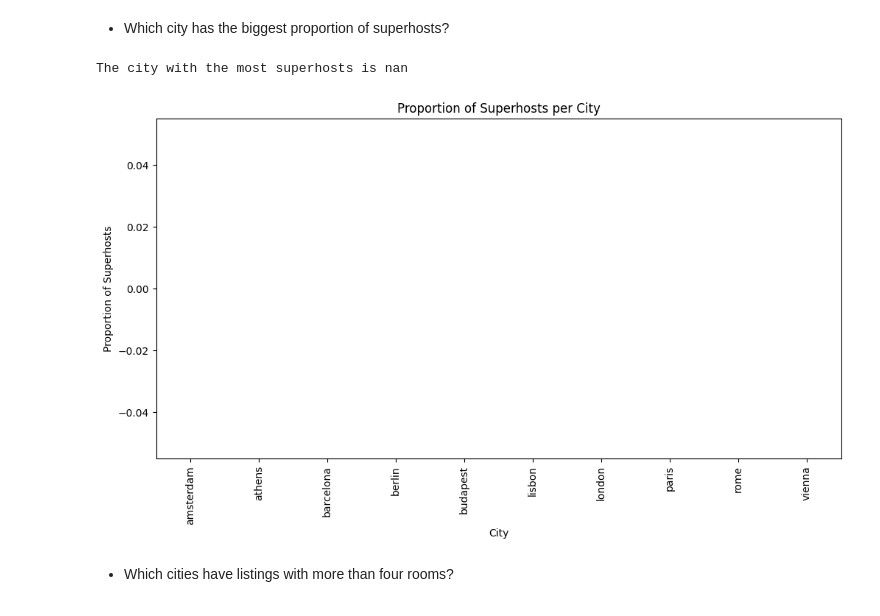
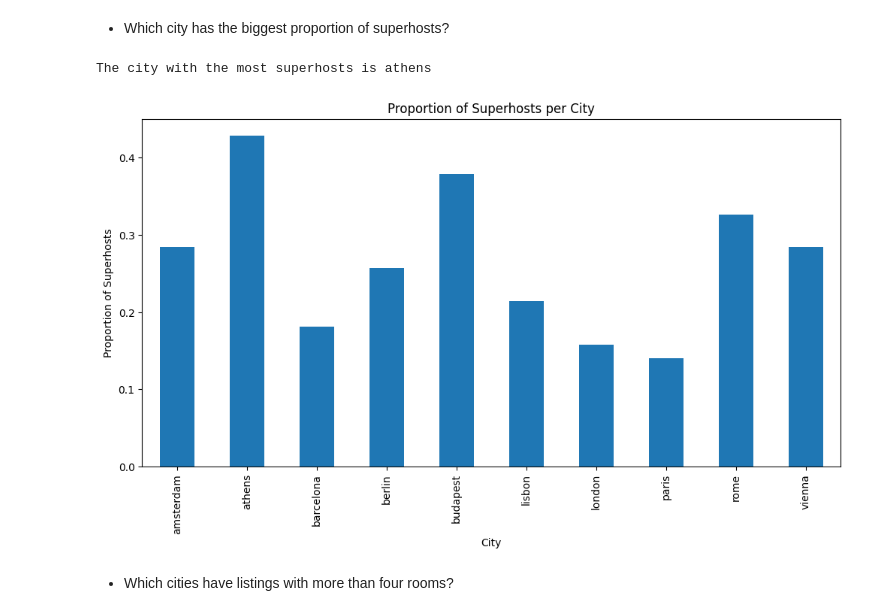
Before and after one commit to Mohamed-Elsafty23/MScManagementDataScience, a Jupyter notebook: Applied_Statistical_Data_Analysis/Airbnb_EDA/main.ipynb, the cells around one changed output. Cells and saved outputs as stored; diff of their text form; code cells hidden in the pictures.

```diff
--- a/Applied_Statistical_Data_Analysis/Airbnb_EDA/main.ipynb
+++ b/Applied_Statistical_Data_Analysis/Airbnb_EDA/main.ipynb
@@ -185,19 +185,19 @@ plt.show();
 # %% [markdown]
 - Which city has the biggest proportion of superhosts?
 # %%
-superhosts_proportion = df[df['host_is_superhost'] == True].groupby('city/country').size() / df.groupby('city/country').size()
+superhosts_proportion = df[df['host_is_superhost'] == "TRUE"].groupby('city/country').size() / df.groupby('city/country').size()
 city_with_most_superhosts = superhosts_proportion.idxmax()
 print(f'The city with the most superhosts is {city_with_most_superhosts}')
 
 plt.figure(figsize=(12, 6))
 superhosts_proportion.plot(kind='bar')
 plt.title('Proportion of Superhosts per City')
 plt.xlabel('City')
 plt.ylabel('Proportion of Superhosts')
 plt.show()
 # %% [output]
-The city with the most superhosts is nan
+The city with the most superhosts is athens
-[figure, old version]
+[figure, new version]
 # %% [markdown]
 - Which cities have listings with more than four rooms?
 # %%
```
Also changed, not shown: parts of 1 cell of this notebook.
